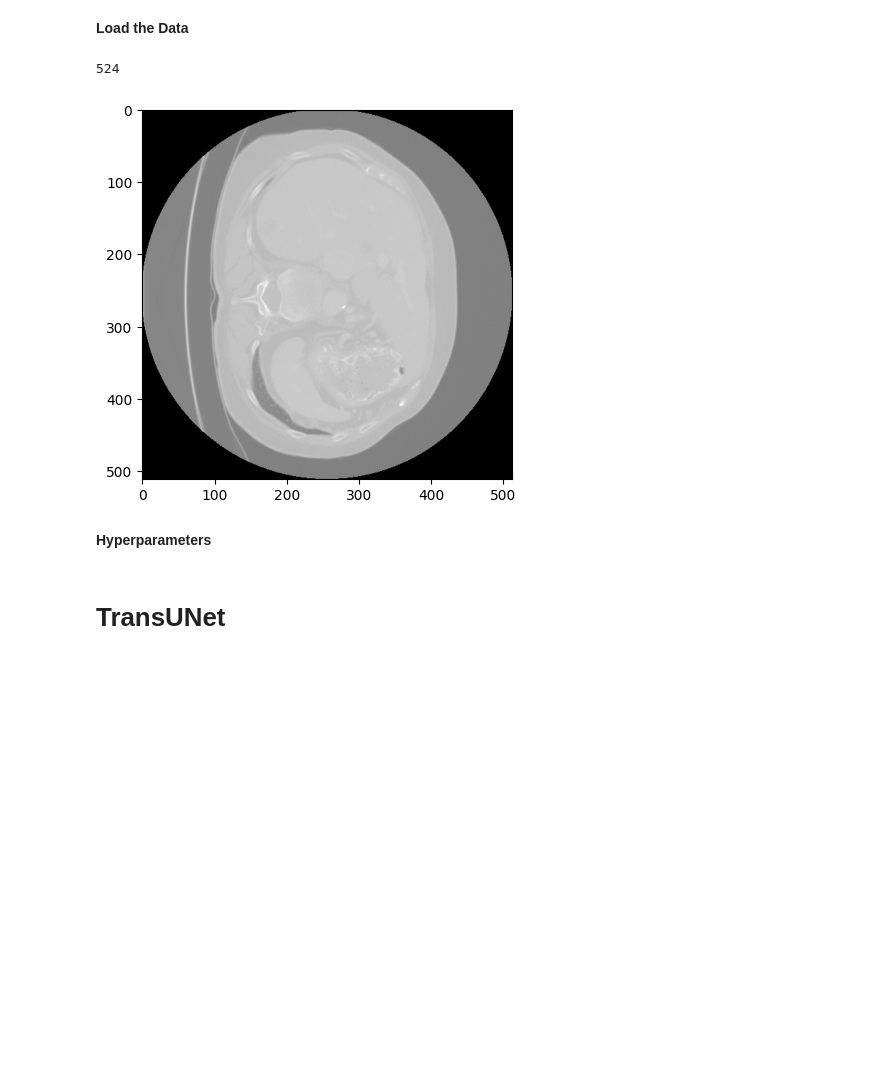
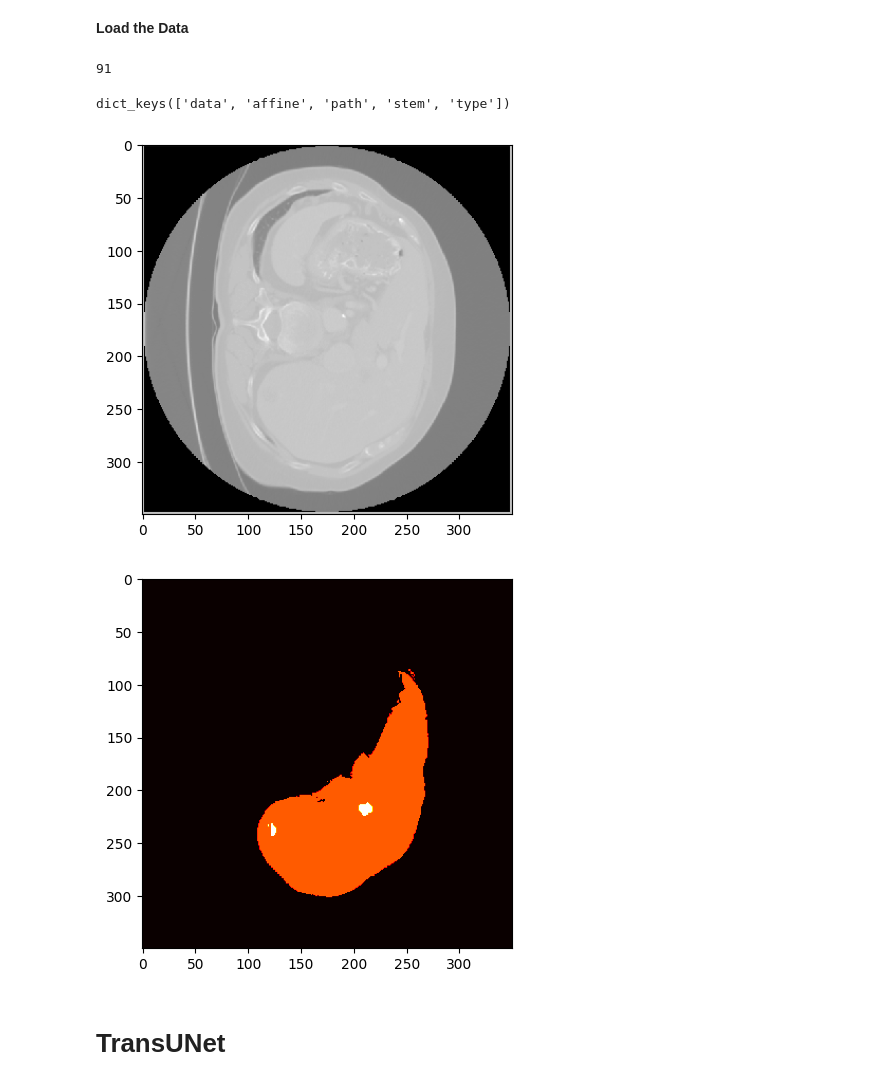
Before and after one commit to wghong02/Image_Segmentation, a Jupyter notebook: AutoLiverCancerDetection_transUnet.ipynb, the cells around one changed output. Cells and saved outputs as stored; diff of their text form; code cells hidden in the pictures; blank space fills up the shorter version.

```diff
--- a/AutoLiverCancerDetection_transUnet.ipynb
+++ b/AutoLiverCancerDetection_transUnet.ipynb
@@ -24,32 +40,41 @@ from torchio import AFFINE, DATA, PATH, TYPE, STEM
 import pickle
 
 # Specify the file path
-file_path = '/content/drive/My Drive/EC523Project/Augmented_data_original+3transforms/augmented_dataset.pkl'
+file_path = '/content/drive/My Drive/EC523Project/Resize_augmented(512x512x512)/dataset.pkl'
 # Open the file in read-binary mode and load the dataset
 with open(file_path, 'rb') as file:
     augmented_dataset = pickle.load(file)
 # %%
 print(len(augmented_dataset))
 # %% [output]
-524
+91
 # %%
 import matplotlib.pyplot as plt
 
 subject = augmented_dataset[1]
+# print(type(subject))
 
 # Access the CT image tensor in the first subject
 ct_image_tensor = subject['ct'][tio.DATA]
+ct_mask_tensor = subject['mask'][tio.DATA]
+
+print(subject['mask'].keys())
+# print(ct_mask_tensor.shape)
 
 # Convert the tensor to a NumPy array
 ct_image_array = ct_image_tensor.numpy()
+ct_mask_array = ct_mask_tensor.numpy()
 
 # Select a 2D slice from the 3D CT image to display
 ct_slice = ct_image_array[0, :, :, ct_image_array.shape[3] // 2]
+ct_slice2 = ct_mask_array[0, :, :, ct_mask_array.shape[3] // 2]
 
 # Display the slice using Matplotlib
 plt.imshow(ct_slice, cmap='gray')
 plt.show()
+plt.imshow(ct_slice2, cmap='hot')
+plt.show()
 # %% [output]
+dict_keys(['data', 'affine', 'path', 'stem', 'type'])
-[figure, old version]
+[figure, new version]
+[figure, added]
-# %% [markdown]
-**Hyperparameters**
```
Also changed, not shown: parts of 13 cells of this notebook, 1 other file.
